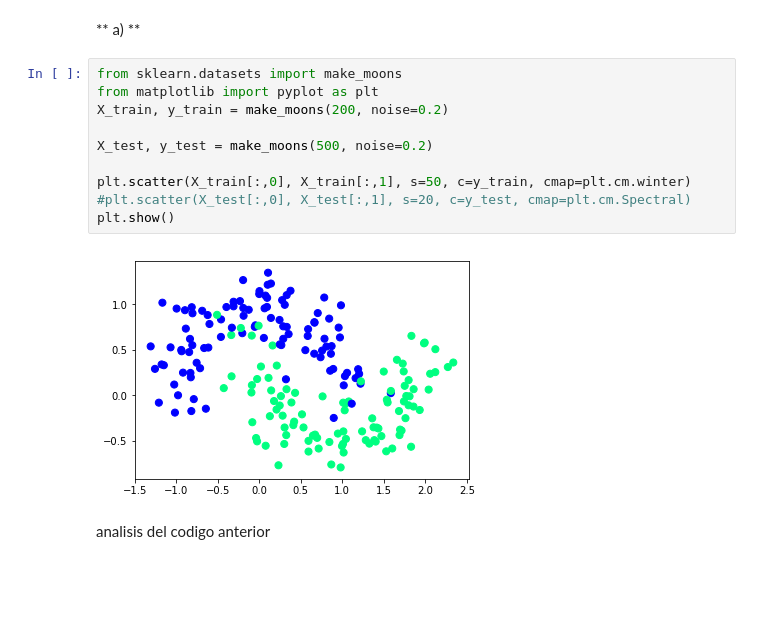
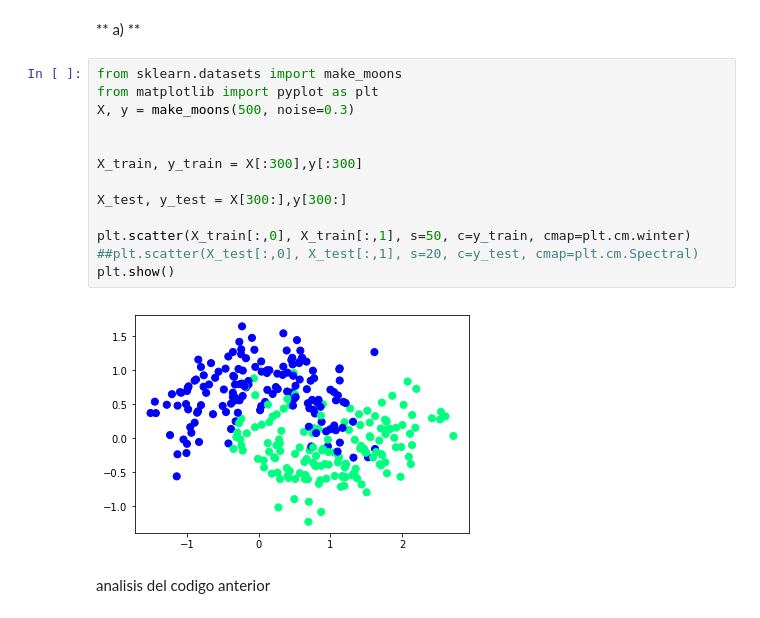
Before and after one commit to FMena14/Ayudantias, a Jupyter notebook: Parte1.ipynb, the cells around one changed output. Saved outputs shown, nothing was run; the diff lists cells and outputs as text; blank space fills up the shorter version.

```diff
--- a/Parte1.ipynb
+++ b/Parte1.ipynb
@@ -7,15 +7,18 @@ En esta sección se analiza el rendimiento de una neurona cuyo entrenamiento es
 # %%
 from sklearn.datasets import make_moons
 from matplotlib import pyplot as plt
-X_train, y_train = make_moons(200, noise=0.2)
+X, y = make_moons(500, noise=0.3)
 
-X_test, y_test = make_moons(500, noise=0.2)
+
+X_train, y_train = X[:300],y[:300]
+
+X_test, y_test = X[300:],y[300:]
 
 plt.scatter(X_train[:,0], X_train[:,1], s=50, c=y_train, cmap=plt.cm.winter)
-#plt.scatter(X_test[:,0], X_test[:,1], s=20, c=y_test, cmap=plt.cm.Spectral)
+##plt.scatter(X_test[:,0], X_test[:,1], s=20, c=y_test, cmap=plt.cm.Spectral)
 plt.show()
 # %% [output]
-[figure, old version]
+[figure, new version]
 # %% [markdown]
 analisis del codigo anterior
 # %% [markdown]
```
Also changed, not shown: parts of 6 cells of this notebook, 1 other file.
